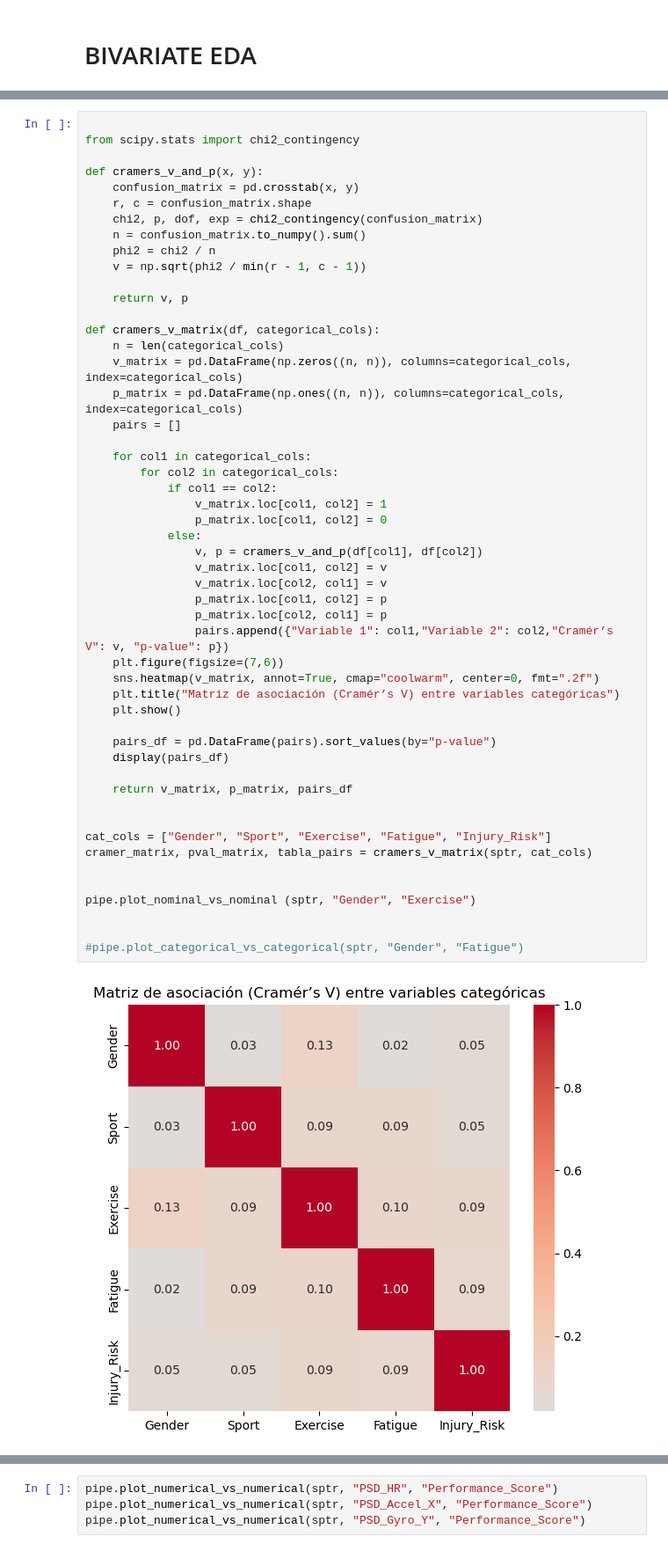
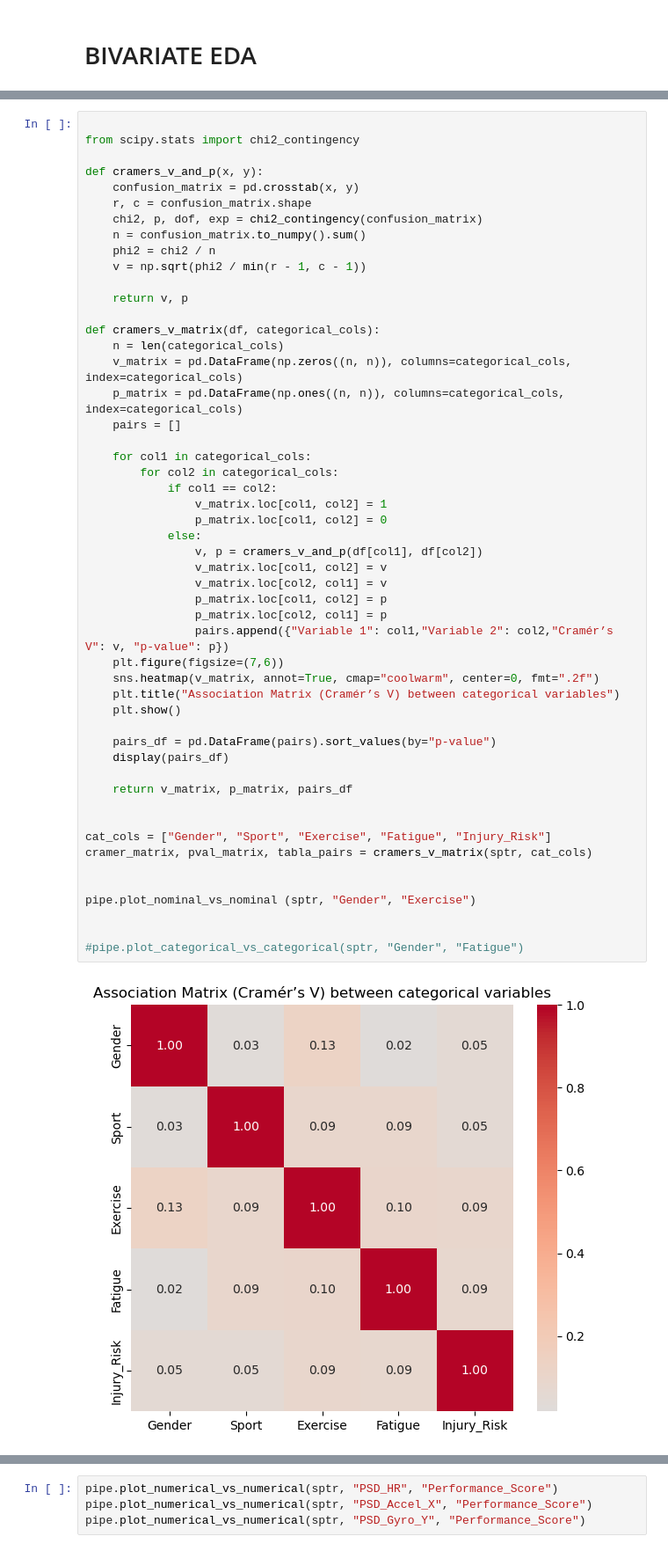
Before and after one commit to miguelnunez21/EDA-Proyectos-II, a Jupyter notebook: EDA_ProyectosII.ipynb, the cells around one changed output, grey strips where cells are left out. Shown at 88% size. Saved outputs shown, nothing was run; the diff lists cells and outputs as text.

```diff
--- a/EDA_ProyectosII.ipynb
+++ b/EDA_ProyectosII.ipynb
@@ -594,35 +626,35 @@ def cramers_v_matrix(df, categorical_cols):
         for col2 in categorical_cols:
             if col1 == col2:
                 v_matrix.loc[col1, col2] = 1
                 p_matrix.loc[col1, col2] = 0
             else:
                 v, p = cramers_v_and_p(df[col1], df[col2])
                 v_matrix.loc[col1, col2] = v
                 v_matrix.loc[col2, col1] = v
                 p_matrix.loc[col1, col2] = p
                 p_matrix.loc[col2, col1] = p
                 pairs.append({"Variable 1": col1,"Variable 2": col2,"Cramér’s V": v, "p-value": p})
     plt.figure(figsize=(7,6))
     sns.heatmap(v_matrix, annot=True, cmap="coolwarm", center=0, fmt=".2f")
-    plt.title("Matriz de asociación (Cramér’s V) entre variables categóricas")
+    plt.title("Association Matrix (Cramér’s V) between categorical variables")
     plt.show()
 
     pairs_df = pd.DataFrame(pairs).sort_values(by="p-value")
     display(pairs_df)
 
     return v_matrix, p_matrix, pairs_df
 
 
 cat_cols = ["Gender", "Sport", "Exercise", "Fatigue", "Injury_Risk"]
 cramer_matrix, pval_matrix, tabla_pairs = cramers_v_matrix(sptr, cat_cols)
 
 
 pipe.plot_nominal_vs_nominal (sptr, "Gender", "Exercise")
 
 
 #pipe.plot_categorical_vs_categorical(sptr, "Gender", "Fatigue")
 # %% [output]
-[figure, old version]
+[figure, new version]
 |  | Variable 1 | Variable 2 | Cramér’s V | p-value |
 | 1 | Gender | Exercise | 0.125962 | 0.094053 |
 | 8 | Exercise | Gender | 0.125962 | 0.094053 |
```
Also changed, not shown: parts of 5 cells of this notebook.
